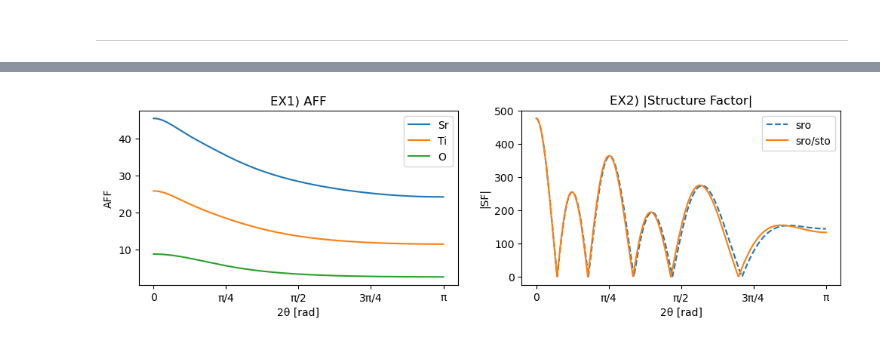
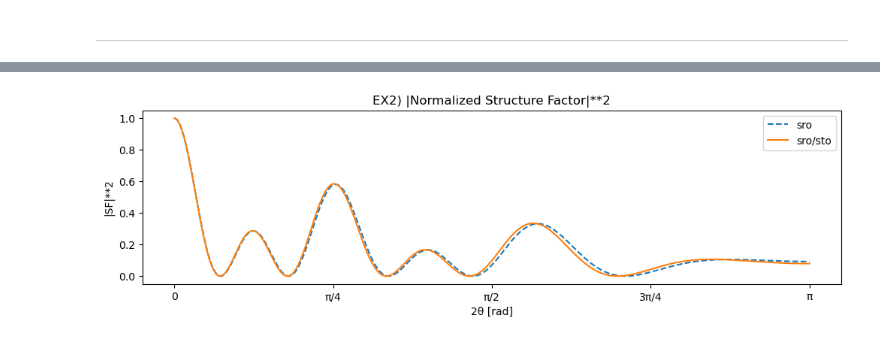
Before and after one commit to SeongSihun/XRD-Analysis, a Jupyter notebook: CTR_Analysis_ver3.ipynb, the cells around one changed output, grey strips where cells are left out. Drawn from its saved outputs; the diff is of its cells as text; code cells hidden in the pictures.

```diff
--- a/CTR_Analysis_ver3.ipynb
+++ b/CTR_Analysis_ver3.ipynb
@@ -14,6 +14,7 @@ import os
 from fractions import Fraction
 import traceback
 # %%
+##### ##### ##### ##### ##### ##### #####
 exp  = lambda rad: np.exp(rad)
 sin  = lambda rad: np.sin(rad)
 cos  = lambda rad: np.cos(rad)
@@ -24,11 +25,19 @@ acos = lambda rad: np.arccos(rad)
 sqrt   = lambda vec: np.sqrt(vec)
 norm   = lambda vec: np.linalg.norm(vec)
 square = lambda vec: np.power(vec, 2)
+##### ##### ##### ##### ##### ##### #####
 def vec(*args): return np.array([*args])
 def uvec(*args):
     vec = np.array([*args])
     return  vec / np.linalg.norm(vec)
 #
+def prod(RES):
+    INF = np.where(np.isinf(RES))
+    RES[INF] = 0
+    PRD = np.prod(RES, axis=1)
+    if INF[0].size != 0: PRD[INF[0]] = inf
+    return PRD
+##### ##### ##### ##### ##### ##### #####
 pi   = np.pi
 inf  = np.inf
 #
@@ -100,12 +109,9 @@ class Xray():
         self.wavelength = wavelength # Å unit
         self.K = 2 * pi / wavelength
     def __call__(self, *args):
-        if len(args)>0:
-            return Lattice(self, *args)
-        else: return self.K
+        return self.K
     def tthetas2dks(self, tthetas):
         return 2 * self.K * sin(tthetas/2)
-
 # Usage
 CuKa1 = Xray(Xray.CuKa1)
 # %%
@@ -325,30 +442,16 @@ class Detector:
 # %%
-plt.figure(figsize=(12,3))
-def EX1_AFF():
-    XRD = Detector(CuKa1, atom = [Sr, Ti, O])
-    AFF = XRD.AFF(REF=True)
-    plt.subplot(1,2,1)
-    plt.plot(XRD.TTHETA, AFF[0], label='Sr')
-    plt.plot(XRD.TTHETA, AFF[1], label='Ti')
-    plt.plot(XRD.TTHETA, AFF[2], label='O')
-    plt.xticks(*PIticks(0, 1, 1/4))
-    plt.legend()
-    plt.xlabel('2θ [rad]')
-    plt.ylabel('AFF')
-    plt.title(f'EX1) AFF')
-EX1_AFF()
-def EX2_SF():
+def EX2_SF(REF=True):
+    plt.figure(figsize=(12, 3))
     XRD = Detector(CuKa1, molecule=[sro, sro_sto])
     XRD.align(nref = [sro(0,0,1), sro_sto(0,0,1)])
     SF  = XRD.SF()
-    plt.subplot(1,2,2)
-    plt.plot(XRD.TTHETA, np.abs(SF[0]), label='sro', linestyle='dashed')
-    plt.plot(XRD.TTHETA, np.abs(SF[1]), label='sro/sto')
+    plt.plot(XRD.TTHETA, np.abs(SF[0])**2/np.max(np.abs(SF[0])**2), label='sro', linestyle='dashed')
+    plt.plot(XRD.TTHETA, np.abs(SF[1])**2/np.max(np.abs(SF[1])**2), label='sro/sto')
     plt.legend()
     plt.xticks(*PIticks(0, 1, 1/4))
     plt.xlabel('2θ [rad]')
-    plt.ylabel('|SF|')
-    plt.title(f'EX2) |Structure Factor|')
+    plt.ylabel('|SF|**2')
+    plt.title(f'EX2) |Normalized Structure Factor|**2')
 EX2_SF()
 # %% [output]
-[figure, old version]
+[figure, new version]
```
Also changed, not shown: parts of 20 cells of this notebook, 1 other file.
